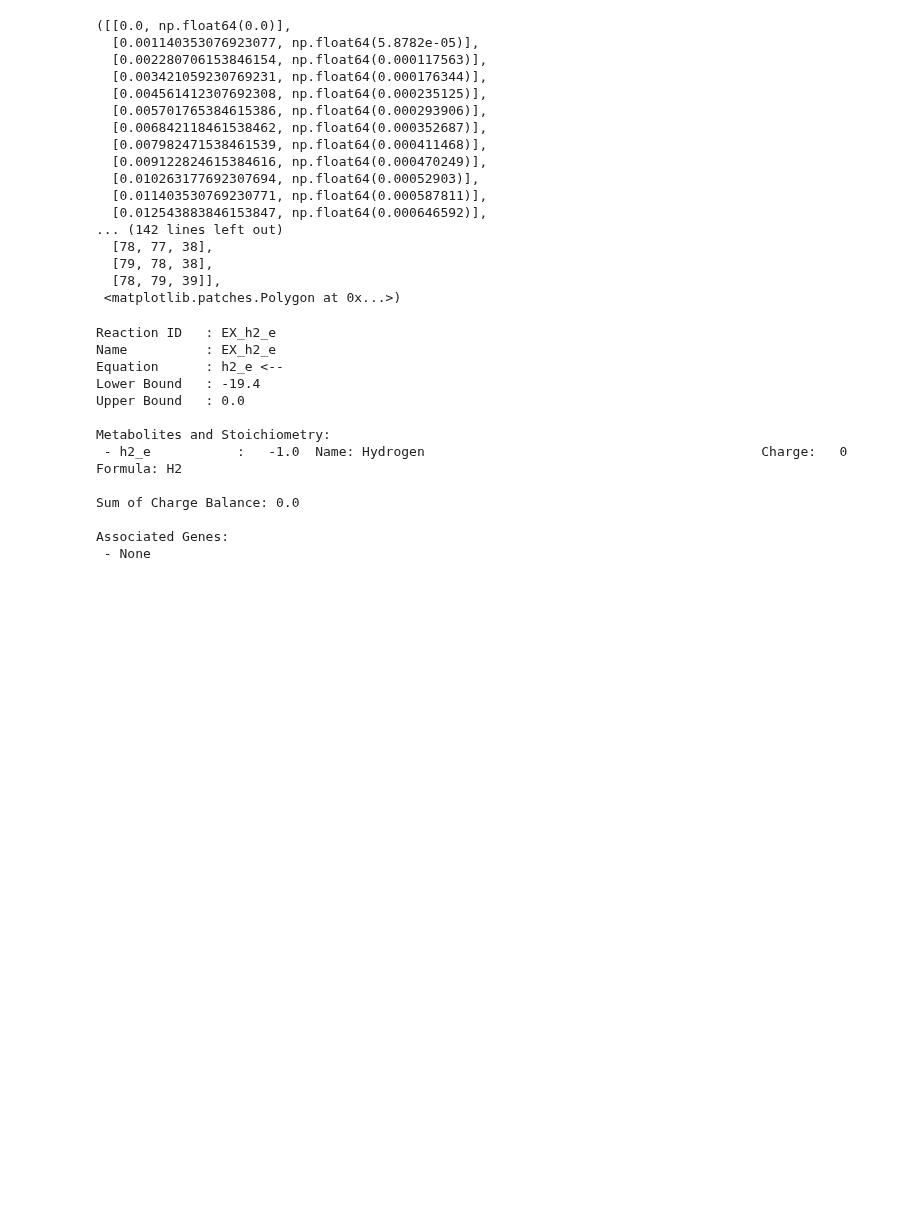
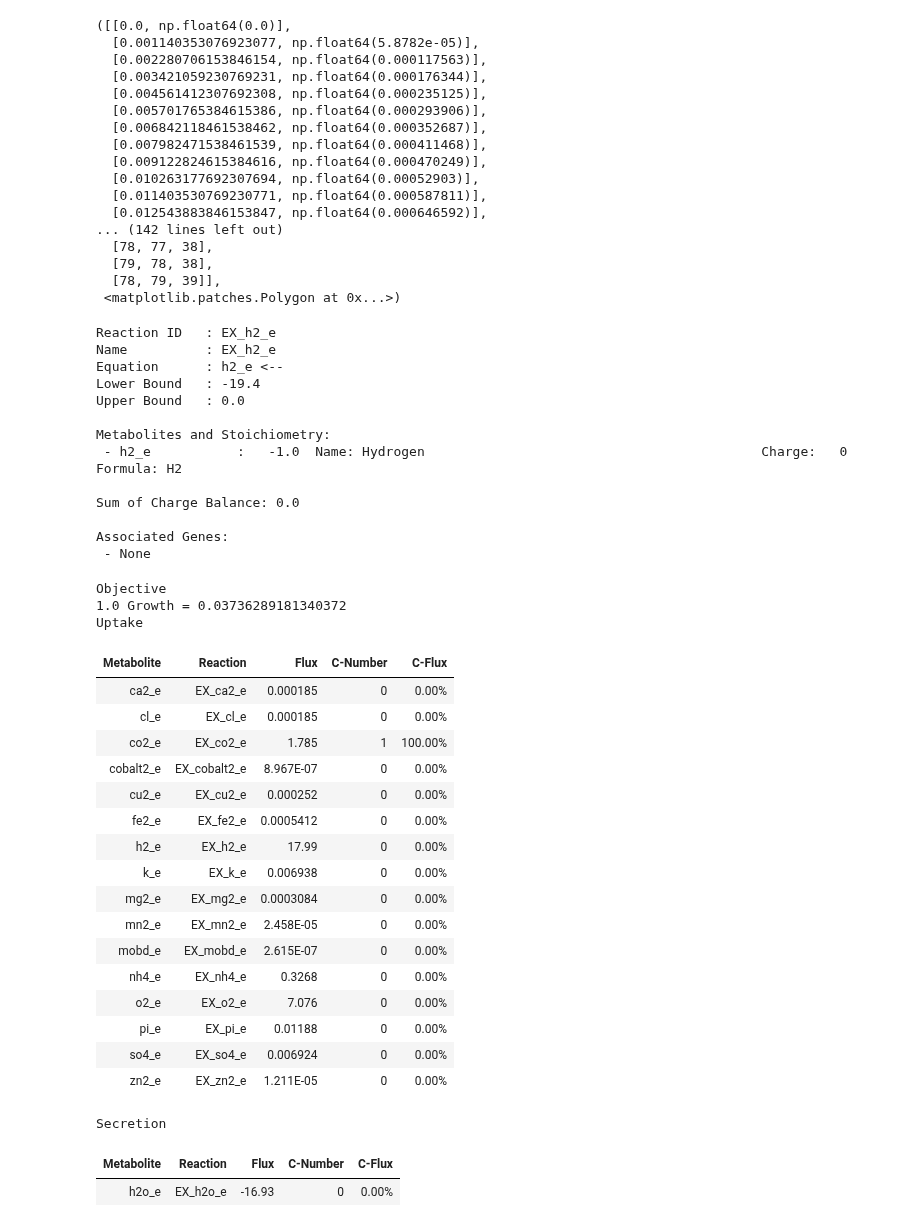
Before and after one commit to AzizBenA/iABA974_SoF1_GEM, a Jupyter notebook: Scripts/strain_design.ipynb, the cells around one changed output. Saved outputs shown, nothing was run; the diff lists cells and outputs as text; code cells hidden in the pictures; blank space fills up the shorter version.

```diff
--- a/Scripts/strain_design.ipynb
+++ b/Scripts/strain_design.ipynb
@@ -5,0 +9,2 @@ model = ju.load_model(base_dir,"Experiment", "250620_iABA974.sbml")
+# %%
+model.add_boundary(model.metabolites.get_by_id('bhb_c'), type='sink',lb=0.0, ub=1000)
@@ -5,0 +19,2 @@ model = ju.load_model(base_dir,"Experiment", "250620_iABA974.sbml")
+# %%
+model.objective = "SK_bhb_c"
@@ -44,3 +74,29 @@ Sum of Charge Balance: 0.0
 
 Associated Genes:
  - None
+# %%
+model.summary()
+# %% [output]
+Objective
+1.0 Growth = 0.03736289181340372
+Uptake
+| Metabolite | Reaction | Flux | C-Number | C-Flux |
+| ca2_e | EX_ca2_e | 0.000185 | 0 | 0.00% |
+| cl_e | EX_cl_e | 0.000185 | 0 | 0.00% |
+| co2_e | EX_co2_e | 1.785 | 1 | 100.00% |
+| cobalt2_e | EX_cobalt2_e | 8.967E-07 | 0 | 0.00% |
+| cu2_e | EX_cu2_e | 0.000252 | 0 | 0.00% |
+| fe2_e | EX_fe2_e | 0.0005412 | 0 | 0.00% |
+| h2_e | EX_h2_e | 17.99 | 0 | 0.00% |
+| k_e | EX_k_e | 0.006938 | 0 | 0.00% |
+| mg2_e | EX_mg2_e | 0.0003084 | 0 | 0.00% |
+| mn2_e | EX_mn2_e | 2.458E-05 | 0 | 0.00% |
+| mobd_e | EX_mobd_e | 2.615E-07 | 0 | 0.00% |
+| nh4_e | EX_nh4_e | 0.3268 | 0 | 0.00% |
+| o2_e | EX_o2_e | 7.076 | 0 | 0.00% |
+| pi_e | EX_pi_e | 0.01188 | 0 | 0.00% |
+| so4_e | EX_so4_e | 0.006924 | 0 | 0.00% |
+| zn2_e | EX_zn2_e | 1.211E-05 | 0 | 0.00% |
+Secretion
+| Metabolite | Reaction | Flux | C-Number | C-Flux |
+| h2o_e | EX_h2o_e | -16.93 | 0 | 0.00% |
```
Also changed, not shown: parts of 5 cells of this notebook.
